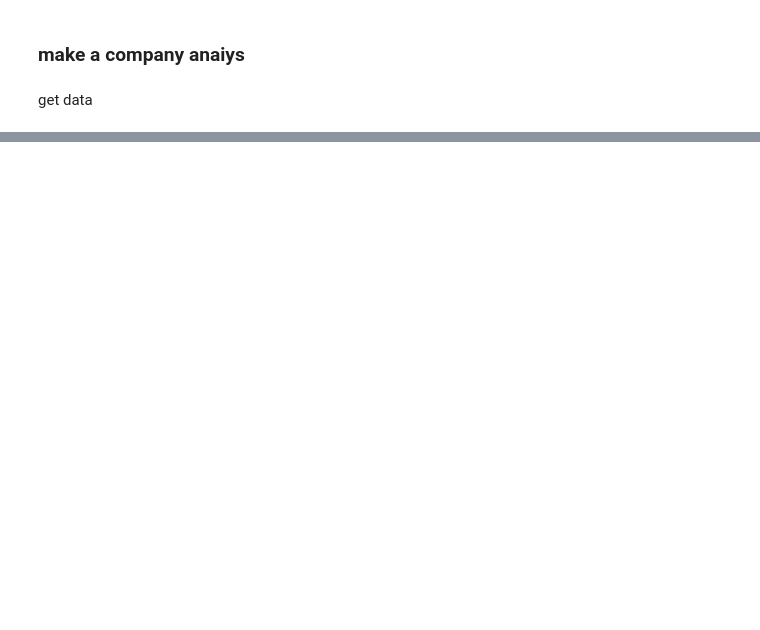
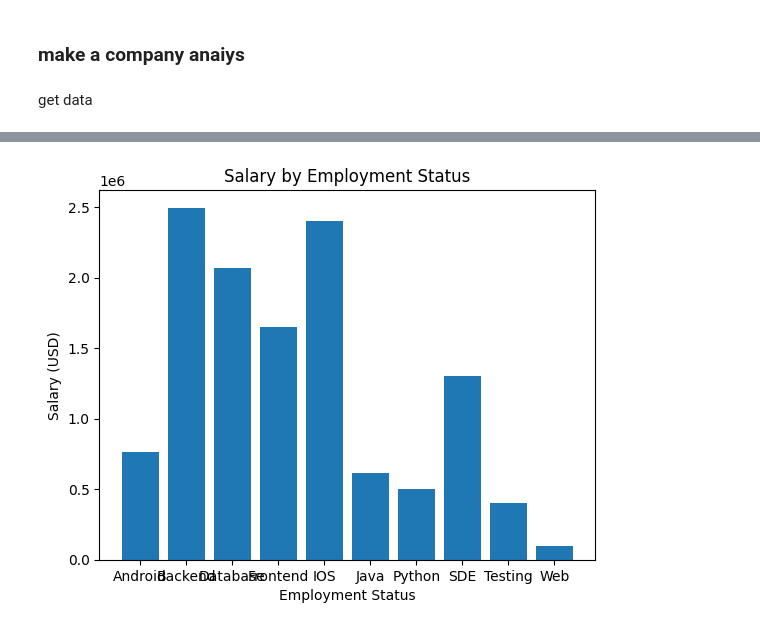
Before and after one commit to Devan019/GenJob, a Jupyter notebook: ai-apis/notebooks/salary_dataset_2022/analisys.ipynb, the cells around one changed output, grey strips where cells are left out. Saved outputs shown, nothing was run; the diff lists cells and outputs as text; code cells hidden in the pictures; blank space fills up the shorter version.

```diff
--- a/ai-apis/notebooks/salary_dataset_2022/analisys.ipynb
+++ b/ai-apis/notebooks/salary_dataset_2022/analisys.ipynb
@@ -37,12 +37,22 @@ def company_deatils(name : str):
     "Salaries Reported" : "sum",
   }).reset_index()
 
+  #max salary
+  max_emp_status = company_data.groupby(by=["Job Roles", "Employment Status"]).agg({
+    "Salary" : "max",
+  }).reset_index()
 
-
-  return dashboard_data, roles_location, roles_emp_status
+  #min salary
+  min_emp_status = company_data.groupby(by=["Job Roles", "Employment Status"]).agg({
+    "Salary" : "min",
+  }).reset_index()
 
 
 
-dashboard_data, roles_location, roles_emp_status = company_deatils("Amazon")
-dashboard_data, roles_location, roles_emp_status
+  return dashboard_data, roles_location, roles_emp_status, max_emp_status, min_emp_status
+
+
+
+dashboard_data, roles_location, roles_emp_status, max_emp_status, min_emp_status  = company_deatils("Amazon")
+dashboard_data
 # %% [output]
@@ -65,0 +95,11 @@ dashboard_data, roles_location, roles_emp_status
+# %%
+from matplotlib.pyplot import bar, xlabel, ylabel, title
+
+graph = roles_emp_status[roles_emp_status["Employment Status"] == "Full Time"].drop(columns=["Salaries Reported","Employment Status"])
+
+bar(graph["Job Roles"], graph["Salary"])
+xlabel('Employment Status');
+ylabel('Salary (USD)');
+title('Salary by Employment Status');
+# %% [output]
+[figure, added]
```
Also changed, not shown: parts of 5 cells of this notebook, 9 other files.
